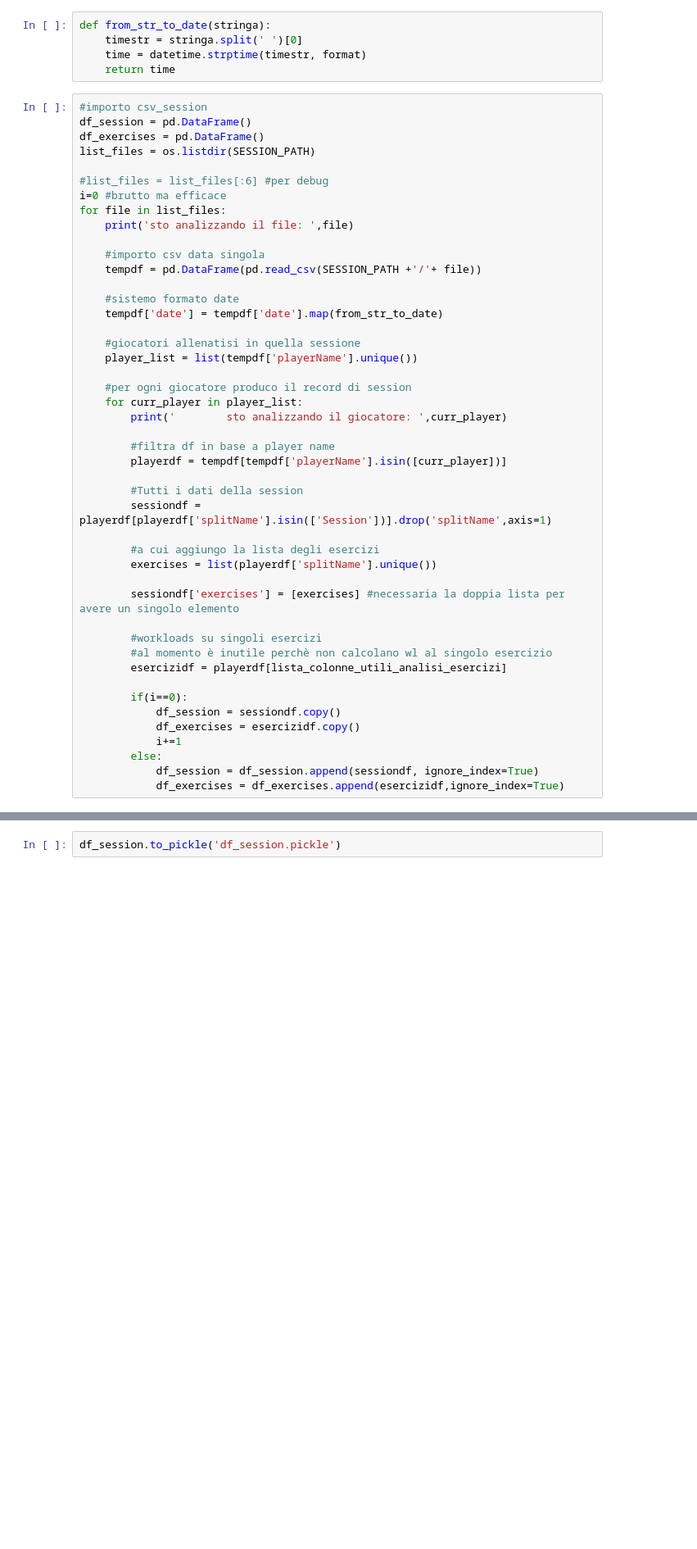
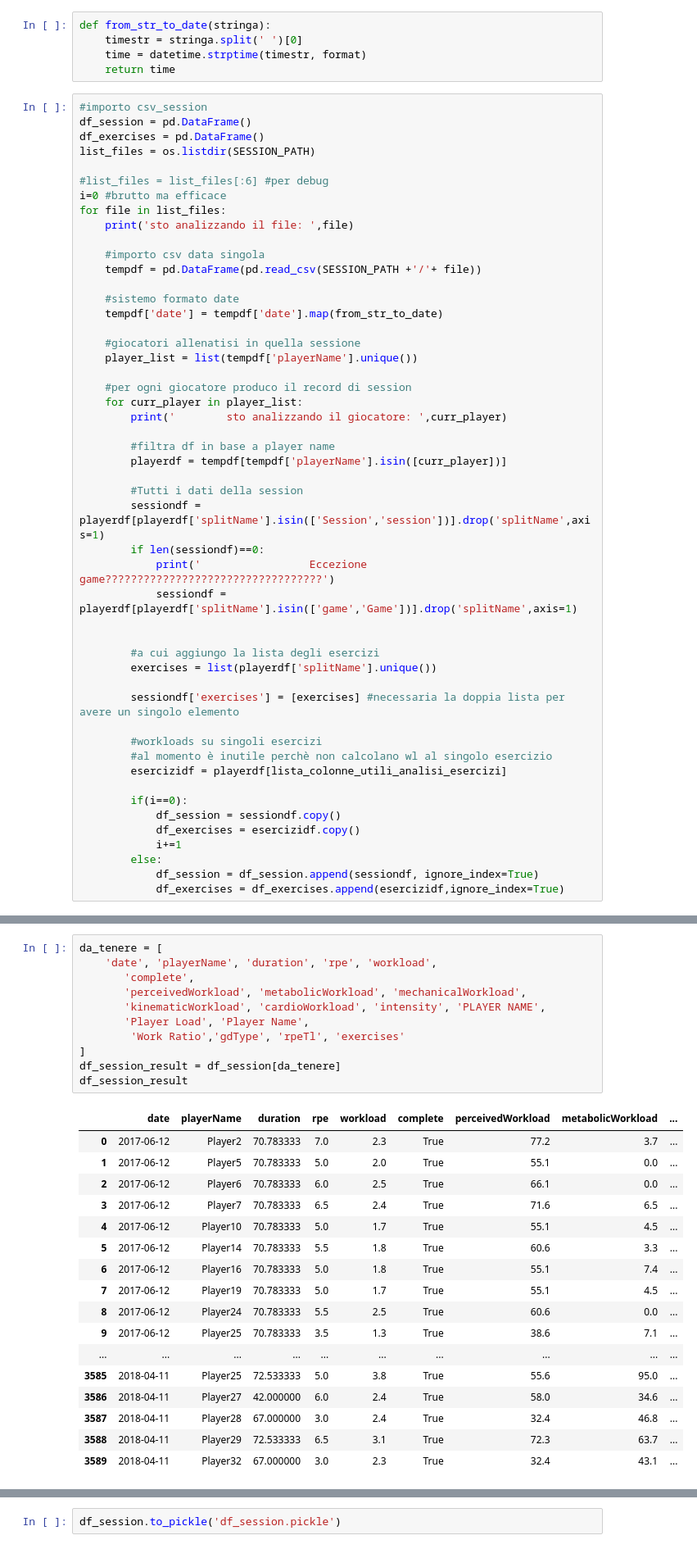
Before and after one commit to amecava/aitrain, a Jupyter notebook: Datasets/Mangia_dati.ipynb, the cells around one changed output, grey strips where cells are left out. Shown at 82% size. Drawn from its saved outputs; the diff is of its cells as text; blank space fills up the shorter version.

Commit message:
Vari bug, drop colonne, merge wellness
fixato bug su giorni di gara(probabilmente)
drop di colonne di dati brutti, comunque fatto in chiaro e modificabile facilmente
mergato il file di wellness

```diff
--- a/Datasets/Mangia_dati.ipynb
+++ b/Datasets/Mangia_dati.ipynb
@@ -49,7 +49,11 @@ for file in list_files:
         playerdf = tempdf[tempdf['playerName'].isin([curr_player])]
 
         #Tutti i dati della session
-        sessiondf = playerdf[playerdf['splitName'].isin(['Session'])].drop('splitName',axis=1)
+        sessiondf = playerdf[playerdf['splitName'].isin(['Session','session'])].drop('splitName',axis=1)
+        if len(sessiondf)==0:
+            print('                 Eccezione game??????????????????????????????????')
+            sessiondf = playerdf[playerdf['splitName'].isin(['game','Game'])].drop('splitName',axis=1)
+
 
         #a cui aggiungo la lista degli esercizi
         exercises = list(playerdf['splitName'].unique())
@@ -108,0 +112,29 @@ df_session
+# %%
+da_tenere = [
+    'date', 'playerName', 'duration', 'rpe', 'workload',
+       'complete',
+       'perceivedWorkload', 'metabolicWorkload', 'mechanicalWorkload',
+       'kinematicWorkload', 'cardioWorkload', 'intensity', 'PLAYER NAME',
+       'Player Load', 'Player Name',
+        'Work Ratio','gdType', 'rpeTl', 'exercises'
+]
+df_session_result = df_session[da_tenere]
+df_session_result
+# %% [output]
+|  | date | playerName | duration | rpe | workload | complete | perceivedWorkload | metabolicWorkload | ... |
+| 0 | 2017-06-12 | Player2 | 70.783333 | 7.0 | 2.3 | True | 77.2 | 3.7 | ... |
+| 1 | 2017-06-12 | Player5 | 70.783333 | 5.0 | 2.0 | True | 55.1 | 0.0 | ... |
+| 2 | 2017-06-12 | Player6 | 70.783333 | 6.0 | 2.5 | True | 66.1 | 0.0 | ... |
+| 3 | 2017-06-12 | Player7 | 70.783333 | 6.5 | 2.4 | True | 71.6 | 6.5 | ... |
+| 4 | 2017-06-12 | Player10 | 70.783333 | 5.0 | 1.7 | True | 55.1 | 4.5 | ... |
+| 5 | 2017-06-12 | Player14 | 70.783333 | 5.5 | 1.8 | True | 60.6 | 3.3 | ... |
+| 6 | 2017-06-12 | Player16 | 70.783333 | 5.0 | 1.8 | True | 55.1 | 7.4 | ... |
+| 7 | 2017-06-12 | Player19 | 70.783333 | 5.0 | 1.7 | True | 55.1 | 4.5 | ... |
+| 8 | 2017-06-12 | Player24 | 70.783333 | 5.5 | 2.5 | True | 60.6 | 0.0 | ... |
+| 9 | 2017-06-12 | Player25 | 70.783333 | 3.5 | 1.3 | True | 38.6 | 7.1 | ... |
+| ... | ... | ... | ... | ... | ... | ... | ... | ... | ... |
+| 3585 | 2018-04-11 | Player25 | 72.533333 | 5.0 | 3.8 | True | 55.6 | 95.0 | ... |
+| 3586 | 2018-04-11 | Player27 | 42.000000 | 6.0 | 2.4 | True | 58.0 | 34.6 | ... |
+| 3587 | 2018-04-11 | Player28 | 67.000000 | 3.0 | 2.4 | True | 32.4 | 46.8 | ... |
+| 3588 | 2018-04-11 | Player29 | 72.533333 | 6.5 | 3.1 | True | 72.3 | 63.7 | ... |
+| 3589 | 2018-04-11 | Player32 | 67.000000 | 3.0 | 2.3 | True | 32.4 | 43.1 | ... |
```
Also changed, not shown: parts of 5 cells of this notebook, 6 other files.
